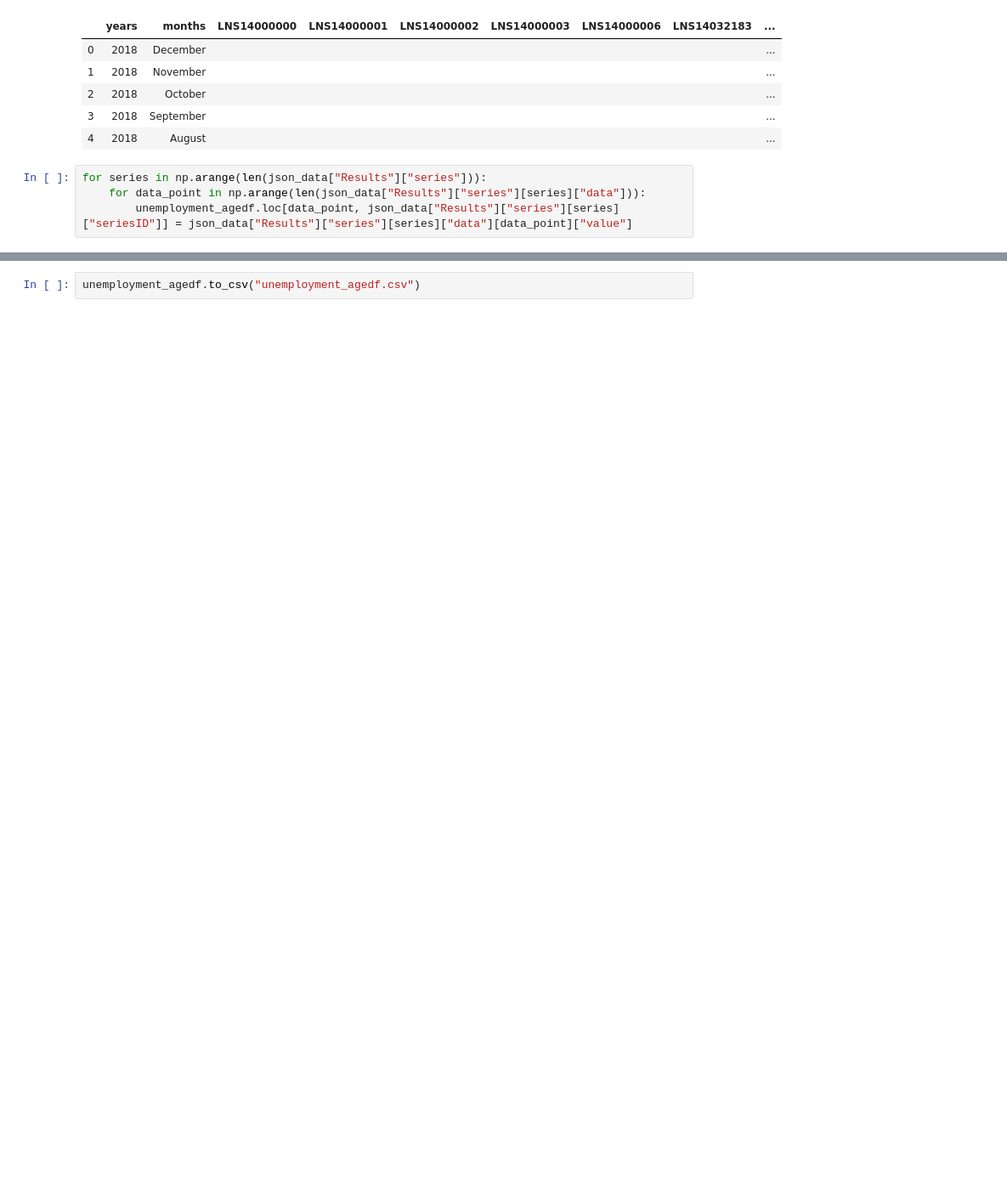
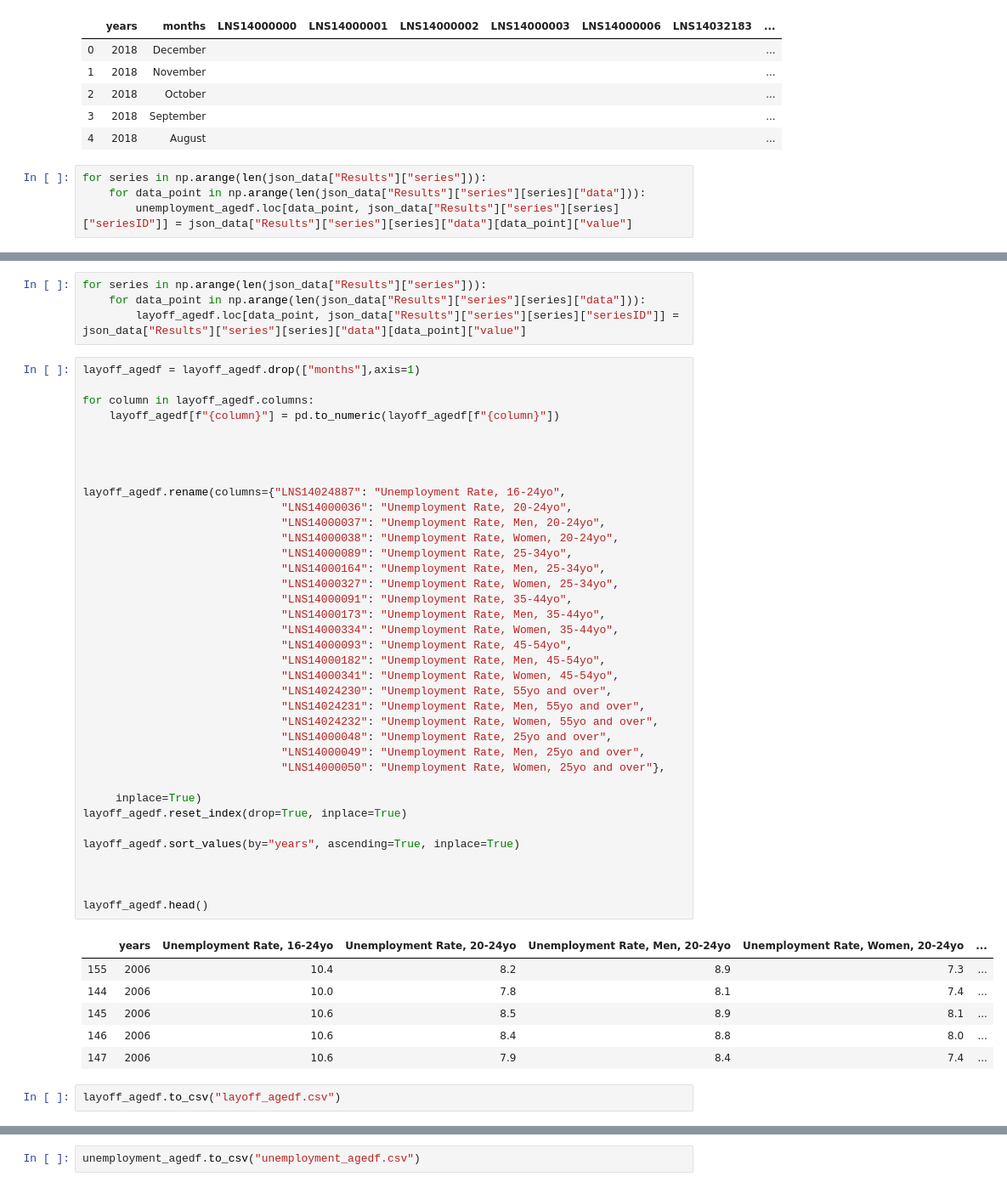
Before and after one commit to jasmine73317/Project-1_Unemployment_data, a Jupyter notebook: Unemployment age group.ipynb, the cells around one changed output, grey strips where cells are left out. Shown at 85% size. Cells and saved outputs as stored; diff of their text form; blank space fills up the shorter version.

```diff
--- a/Unemployment age group.ipynb
+++ b/Unemployment age group.ipynb
@@ -103,0 +236,50 @@ unemployment_agedf.head()
+# %%
+for series in np.arange(len(json_data["Results"]["series"])):
+    for data_point in np.arange(len(json_data["Results"]["series"][series]["data"])):
+        layoff_agedf.loc[data_point, json_data["Results"]["series"][series]["seriesID"]] = json_data["Results"]["series"][series]["data"][data_point]["value"]
+# %%
+layoff_agedf = layoff_agedf.drop(["months"],axis=1)
+
+for column in layoff_agedf.columns:
+    layoff_agedf[f"{column}"] = pd.to_numeric(layoff_agedf[f"{column}"])
+
+
+
+
+layoff_agedf.rename(columns={"LNS14024887": "Unemployment Rate, 16-24yo",
+                              "LNS14000036": "Unemployment Rate, 20-24yo",
+                              "LNS14000037": "Unemployment Rate, Men, 20-24yo",
+                              "LNS14000038": "Unemployment Rate, Women, 20-24yo",
+                              "LNS14000089": "Unemployment Rate, 25-34yo",
+                              "LNS14000164": "Unemployment Rate, Men, 25-34yo",
+                              "LNS14000327": "Unemployment Rate, Women, 25-34yo",
+                              "LNS14000091": "Unemployment Rate, 35-44yo",
+                              "LNS14000173": "Unemployment Rate, Men, 35-44yo",
+                              "LNS14000334": "Unemployment Rate, Women, 35-44yo",
+                              "LNS14000093": "Unemployment Rate, 45-54yo",
+                              "LNS14000182": "Unemployment Rate, Men, 45-54yo",
+                              "LNS14000341": "Unemployment Rate, Women, 45-54yo",
+                              "LNS14024230": "Unemployment Rate, 55yo and over",
+                              "LNS14024231": "Unemployment Rate, Men, 55yo and over",
+                              "LNS14024232": "Unemployment Rate, Women, 55yo and over",
+                              "LNS14000048": "Unemployment Rate, 25yo and over",
+                              "LNS14000049": "Unemployment Rate, Men, 25yo and over",
+                              "LNS14000050": "Unemployment Rate, Women, 25yo and over"},
+
+     inplace=True)
+layoff_agedf.reset_index(drop=True, inplace=True)
+
+layoff_agedf.sort_values(by="years", ascending=True, inplace=True)
+
+
+
+layoff_agedf.head()
+# %% [output]
+|  | years | Unemployment Rate, 16-24yo | Unemployment Rate, 20-24yo | Unemployment Rate, Men, 20-24yo | Unemployment Rate, Women, 20-24yo | ... |
+| 155 | 2006 | 10.4 | 8.2 | 8.9 | 7.3 | ... |
+| 144 | 2006 | 10.0 | 7.8 | 8.1 | 7.4 | ... |
+| 145 | 2006 | 10.6 | 8.5 | 8.9 | 8.1 | ... |
+| 146 | 2006 | 10.6 | 8.4 | 8.8 | 8.0 | ... |
+| 147 | 2006 | 10.6 | 7.9 | 8.4 | 7.4 | ... |
+# %%
+layoff_agedf.to_csv("layoff_agedf.csv")
```
Also changed, not shown: parts of 23 cells of this notebook, 5 other files.
